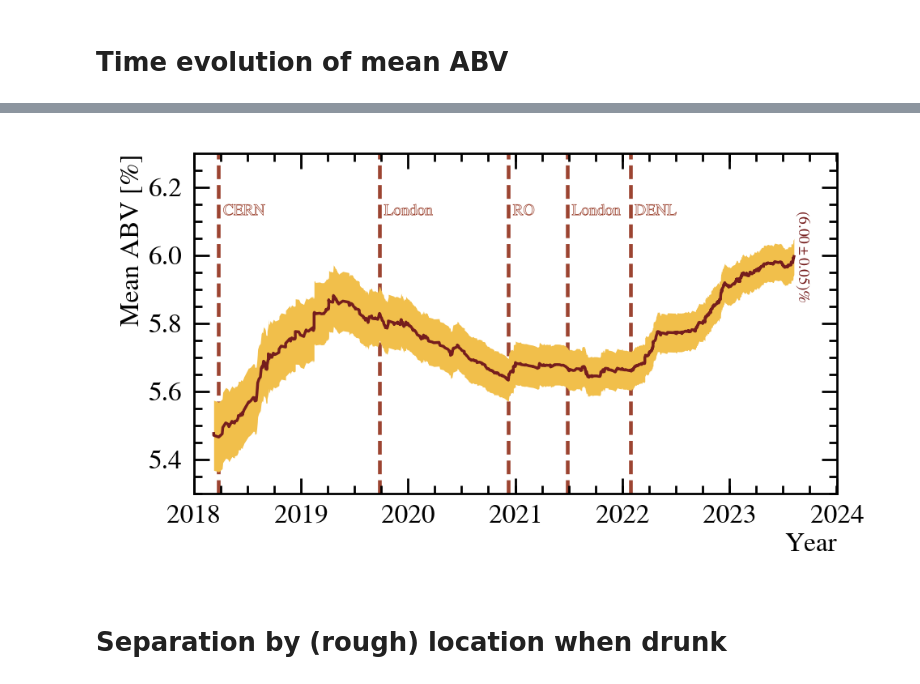
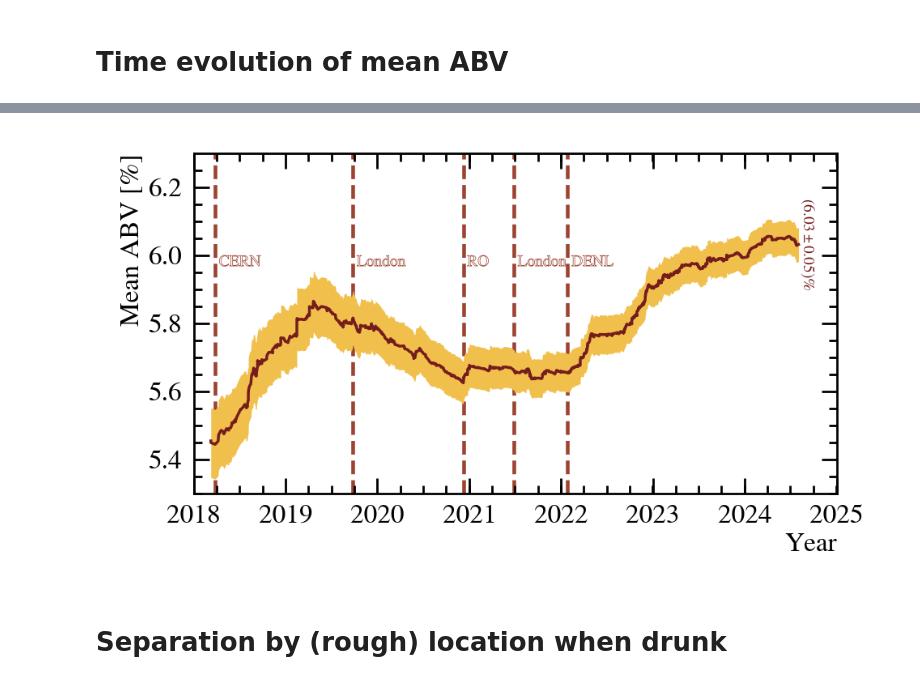
Before and after one commit to RDMoise/many-beers, a Jupyter notebook: studyBeers.ipynb, the cells around one changed output, grey strips where cells are left out. Cells and saved outputs as stored; diff of their text form; code cells hidden in the pictures.

```diff
--- a/studyBeers.ipynb
+++ b/studyBeers.ipynb
@@ -83,7 +86,7 @@ fig, ax = plt.subplots(figsize=(16*.66,9*.66))
 plt.tight_layout()
 plt.margins(x=0)
 ps, ls = [], []
-for storage in [sChonkyBrown, sChonkyBrown2, sTallBlack, sBigBrown, sGreen, sBlue, sWhite, sRed]:
+for storage in [sChonkyBrown, sChonkyBrown2, sTallBlack, sBigBrown, sGreen, sBlue, sWhite, sRed, sSkinny]:
     dS = df[df.Storage == storage.name]
     hABV = np.histogram(dS.ABV, np.linspace(-.5,18.5,20))
     muABV = np.mean(dS.ABV)
@@ -101,7 +106,7 @@ plt.show()
 # do it in 3D
 # NB: relies on the legend from the previous plot
 binning = np.linspace(-.5,18.5,20)
-nStorage = 8 + 1
+nStorage = len(storages) + 1
 
 fig = plt.figure(figsize=(16,9))
 ax = fig.add_axes([0,0,1,1], projection='3d')
@@ -129,7 +134,7 @@ plt.tick_params(axis='both', which='both', pad=0)
 plt.tick_params(axis='z', which='both', pad=9)
 applyUniformFont(ax, 18, in3d=True)
 
-for i, storage in enumerate([sChonkyBrown, sChonkyBrown2, sTallBlack, sBigBrown, sGreen, sBlue, sWhite, sRed]):
+for i, storage in enumerate(storages):
     dS = df[df.Storage == storage.name]
     hABV, _ = np.histogram(dS.ABV, binning)
     norm = sum(hABV)*(binning[1]-binning[0])
@@ -163,6 +168,8 @@ d = df.copy()
 d['Type'] = d['Type'].fillna('')
 d.loc[(d['Type'].str.contains('IPA'))&(d['Type']!='IPA'), 'Type'] = 'weird IPA'
 d.loc[(d['Type']=='pils'), 'Type'] = 'pilsner'
+d.loc[(d['Type']=='weissbier'), 'Type'] = 'weizen'
+d.loc[(d['Type']=='hell'), 'Type'] = 'helles'
 
 btypes = list(set(np.concatenate([x.split(', ') for x in pd.value_counts(d.Type).index])))[1:] # split composite types, ignore empty values
 counts = [(btype, sum([1 for typ in d.Type if btype in typ])) for btype in btypes]
@@ -206,6 +213,7 @@ for i, (btype, count) in enumerate(countsType):
     dS = d[d.Type.str.contains(btype)]
     hABV, _ = np.histogram(dS.ABV, binning)
     norm = sum(hABV)*(binning[1]-binning[0])
+    # norm=1.
 
     muABV = np.mean(dS.ABV)
     stdABV = np.std(dS.ABV)
@@ -339,18 +348,24 @@ def cheby4(x, c0=0, c1=1, c2=0, c3=0, c4=0):
     return cheby2(x,c0,c1,c2) + \
     c3 * (4*x*x*x - 3*x) + \
     c4 * (8*x*x*x*x - 8*x*x - 1)
+def expo(x, norm, x0, shift): return norm*np.exp((x+min(dDates.x))/x0)+shift
 
-minimiser = Minuit(LeastSquares(np.array(dDates.x), np.array(dDates.Number), np.ones_like(dDates.Number), cheby4),
-    c0 = 600,
-    c1 = .5,
-    c2 = 1e-5,
-    c3 = 1e-5,
-    c4 = 1e-5,
+# minimiser = Minuit(LeastSquares(np.array(dDates.x), np.array(dDates.Number), np.ones_like(dDates.Number), cheby4),
+# minimiser = Minuit(LeastSquares(np.array(dDates.x), np.array(dDates.Number), np.ones_like(dDates.Number), cheby2),
+#     c0 = 600,
+#     c1 = .5,
+#     c2 = 1e-5,
+    # c3 = 1e-5,
+    # c4 = 1e-5,
+    # )
+minimiser = Minuit(LeastSquares(np.array(dDates.x), np.array(dDates.Number), np.ones_like(dDates.Number), expo),
+    norm = 1500,
+    x0 = 2000,
+    shift = 300,
     )
 result = minimiser.migrad()
 param_hesse = result.hesse()
 param_errors = result.errors
-print(result)
 
 fit_info = [
     f"$\\chi^2$ / $n_\\mathrm{{dof}}$ = {minimiser.fval:1.1e} / {len(dDates) - minimiser.nfit}",
@@ -443,20 +460,20 @@ for i in range(len(mus)):
 # %%
 fig, ax = plt.subplots(figsize=(16*.6,9*.6))
 plt.tight_layout()
 plt.margins(x=0)
 plt.xlabel('Year')
 plt.ylabel('Mean ABV [%]')
 # plt.errorbar([dAfter.Date[0]] + list(dAfter.Date), mus, errs, color='#f1bf4b', ls='',marker='.', markersize=.5, elinewidth=1, capthick=1, capsize=.5, lw=.5)
 ax.fill_between([dAfter.Date[0]] + list(dAfter.Date), np.array(mus)+errs, np.array(mus)-errs, color='#f1bf4b', lw=0)
 p1 = ax.plot([dAfter.Date[0]] + list(dAfter.Date), mus, color='#751d1d', lw=2.5, label='bla')
 plt.text(np.max(dAfter.Date), mus[-1], f"$({mus[-1]:.2f}\pm{errs[-1]:.2f})\\%$", color='#751d1d', va='center', rotation=-90, fontsize=14)
-ax.set_xlim([dt.date(2018,1,1), dt.date(2024,1,1)])
+ax.set_xlim([dt.date(2018,1,1), dt.date(2025,1,1)])
 ax.set_ylim([5.3,6.3])
-plotLandmarkDates(6.15)
+plotLandmarkDates(6)
 applyUniformFont(ax,24)
 plt.show()
 # %% [output]
-[figure, old version]
+[figure, new version]
 # %% [markdown]
 # Separation by (rough) location when drunk
 # %%
```
Also changed, not shown: parts of 27 cells of this notebook, 1 other file.
